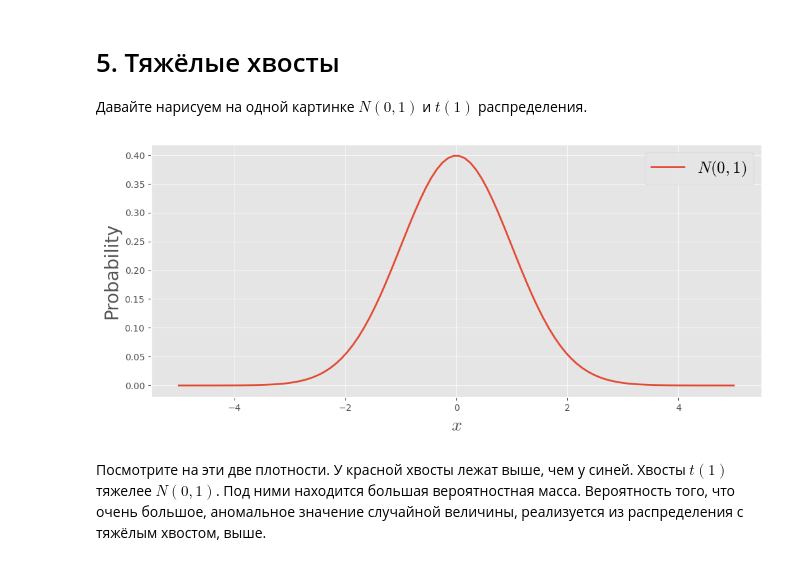
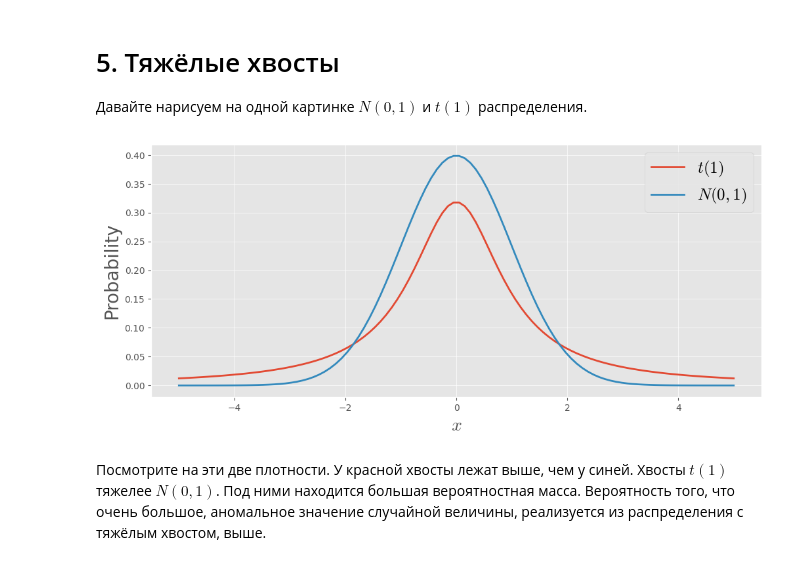
Before and after one commit to igumnov-daniel/HOCK_FEBRUARY_2023, a Jupyter notebook: 07_distributions/07_1_distributions.ipynb, the cells around one changed output. Cells and saved outputs as stored; diff of their text form; code cells hidden in the pictures.

```diff
--- a/07_distributions/07_1_distributions.ipynb
+++ b/07_distributions/07_1_distributions.ipynb
@@ -591,15 +591,15 @@ __Когда встречается на практике?__  Рано или п
 # %%
 plt.figure(figsize=(12, 5))
 x = np.linspace(-5,5,100)
 
-#plt.plot(x, sts.t(1).pdf(x), label="$t(1)$")
+plt.plot(x, sts.t(1).pdf(x), label="$t(1)$")
 plt.plot(x, sts.norm(0, 1).pdf(x), label="$N(0,1)$")
 
 plt.xlabel('$x$', fontsize=20)
 plt.ylabel(r'Probability', fontsize=20)
 plt.legend(fontsize = 18);
 # %% [output]
-[figure, old version]
+[figure, new version]
 # %% [markdown]
 Посмотрите на эти две плотности. У красной хвосты лежат выше, чем у синей. Хвосты $t(1)$ тяжелее $N(0,1)$. Под ними находится большая вероятностная масса. Вероятность того, что очень большое, аномальное значение случайной величины, реализуется из распределения с тяжёлым хвостом, выше.
 # %%
```
Also changed, not shown: parts of 7 cells of this notebook, 1 other file.
